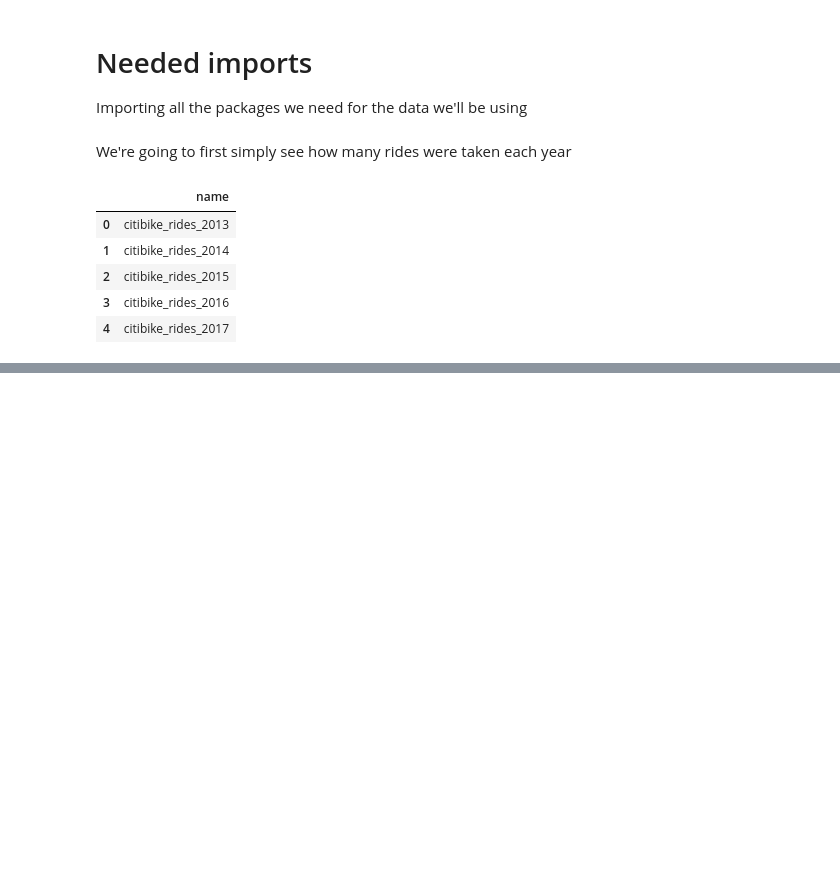
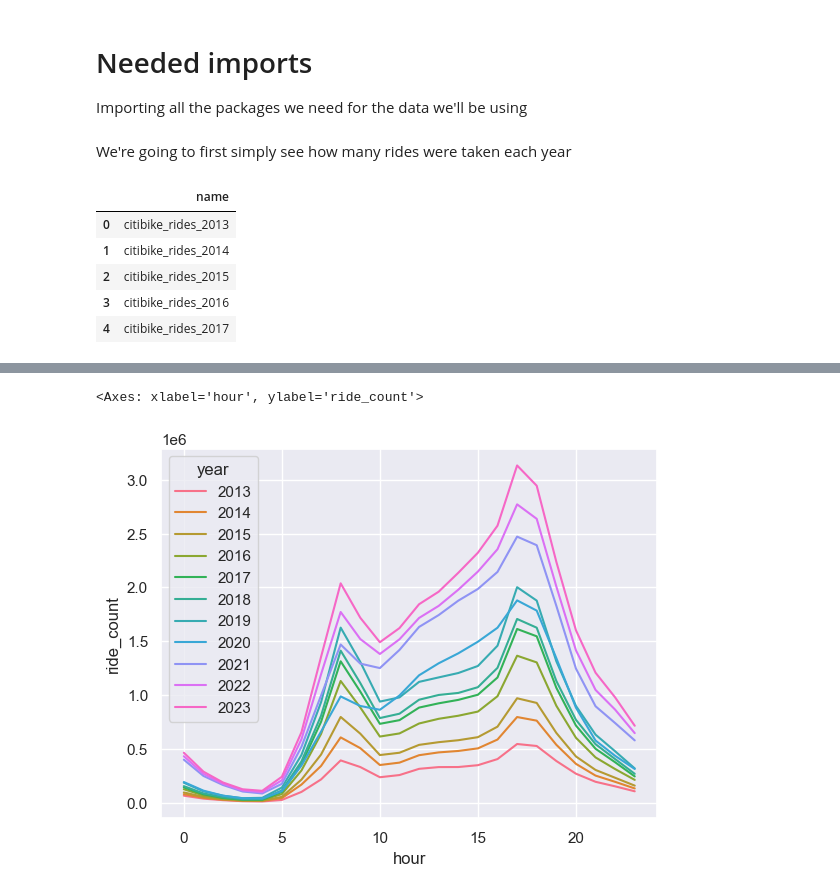
Before and after one commit to riverar9/citi-bike-trips-fun, a Jupyter notebook: how_has_citibike_usage_grown.ipynb, the cells around one changed output, grey strips where cells are left out. Saved outputs shown, nothing was run; the diff lists cells and outputs as text; code cells hidden in the pictures; blank space fills up the shorter version.

```diff
--- a/how_has_citibike_usage_grown.ipynb
+++ b/how_has_citibike_usage_grown.ipynb
@@ -40,0 +121,22 @@ rides_per_year_df
+# %%
+# Let's see what the most popular hour is
+# we'll create a month column now
+rides_per_year_df['hour'] = rides_per_year_df['started_at'].dt.hour
+
+color_palette = sns.color_palette(
+    "husl"
+    , n_colors = len(rides_per_year_df['month'].unique())-1
+)
+
+hourly_rides_df = rides_per_year_df[['ride_count','hour','year']].groupby(['hour','year']).sum().reset_index()
+
+sns.lineplot(
+    x='hour'
+    , y='ride_count'
+    , hue='year'
+    , data= hourly_rides_df
+    , palette= color_palette
+)
+# %% [output]
+<Axes: xlabel='hour', ylabel='ride_count'>
+[figure, added]
```
Also changed, not shown: parts of 5 cells of this notebook.
